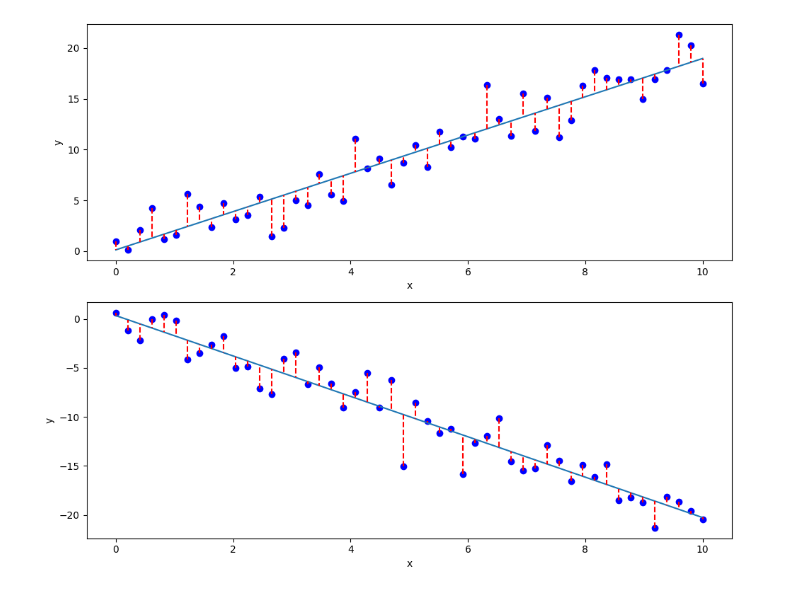
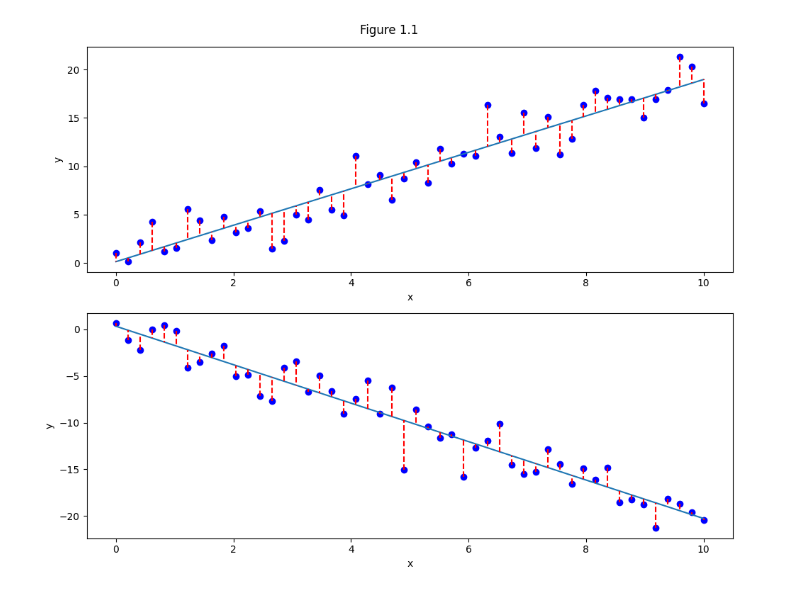
Before and after one commit to jiecui/TSF-FM, a Jupyter notebook: CH01/CH01.ipynb, the cells around one changed output. Saved outputs shown, nothing was run; the diff lists cells and outputs as text; code cells hidden in the pictures.

```diff
--- a/CH01/CH01.ipynb
+++ b/CH01/CH01.ipynb
@@ -19,24 +19,25 @@ neg_lr = LinearRegression().fit(x, neg_y)
 pos_pred = pos_lr.predict(x)
 neg_pred = neg_lr.predict(x)
 # %%
-fig, (ax1, ax2) = plt.subplots(nrows=2, ncols=1, figsize=(10,8))
+fig, (ax1, ax2) = plt.subplots(nrows=2, ncols=1, figsize=(10, 8))
 
-ax1.scatter(x, pos_y, color='blue')
+ax1.scatter(x, pos_y, color="blue")
 ax1.plot(x, pos_pred)
 for xp, yp, y_predp in zip(x, pos_y, pos_pred):
-    ax1.plot([xp, xp], [yp, y_predp], color='red', ls='--')
-ax1.set_xlabel('x')
-ax1.set_ylabel('y')
+    ax1.plot([xp, xp], [yp, y_predp], color="red", ls="--")
+ax1.set_xlabel("x")
+ax1.set_ylabel("y")
 
-ax2.scatter(x, neg_y, color='blue')
+ax2.scatter(x, neg_y, color="blue")
 ax2.plot(x, neg_pred)
 for xp, yp, y_predp in zip(x, neg_y, neg_pred):
-    ax2.plot([xp, xp], [yp, y_predp], color='red', ls='--')
-ax2.set_xlabel('x')
-ax2.set_ylabel('y')
+    ax2.plot([xp, xp], [yp, y_predp], color="red", ls="--")
+ax2.set_xlabel("x")
+ax2.set_ylabel("y")
 
+plt.suptitle("Figure 1.1")
 plt.tight_layout()
 
-plt.savefig('figures/CH01_F01_peixeiro.png', dpi=300)
+plt.savefig("figures/CH01_F01_peixeiro.png", dpi=300)
 # %% [output]
-[figure, old version]
+[figure, new version]
```
